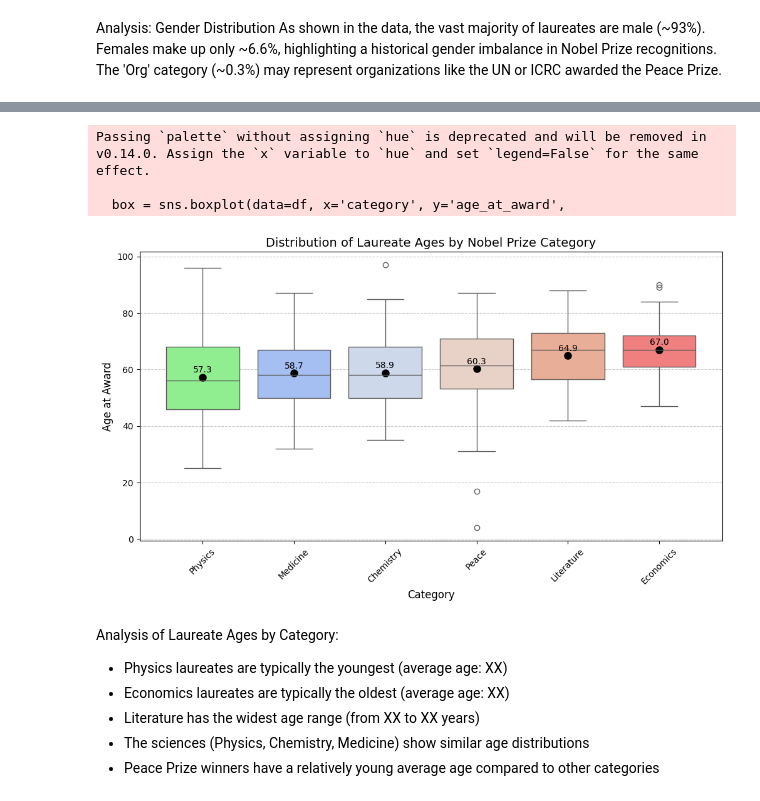
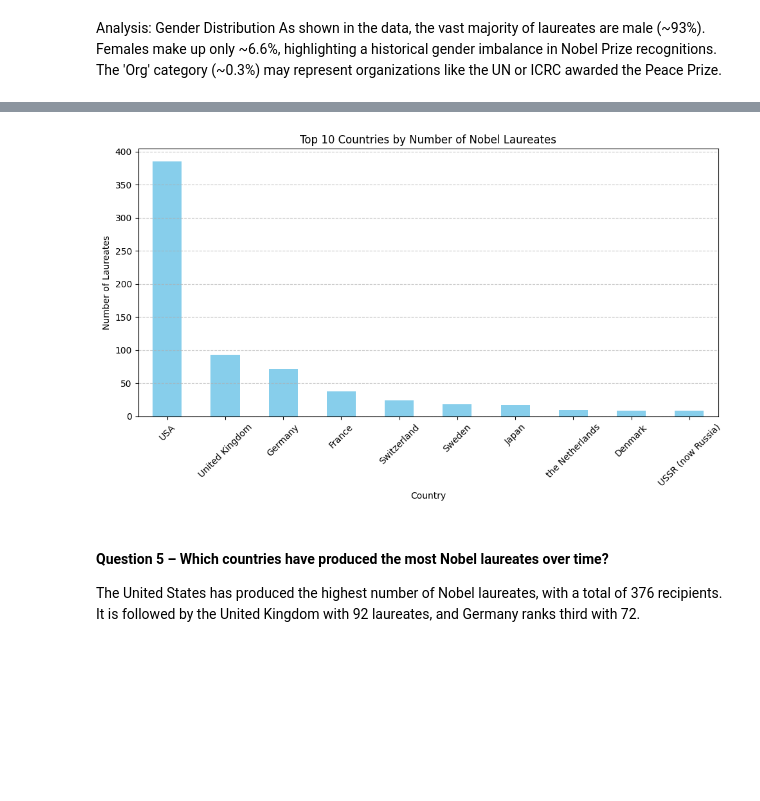
Before and after one commit to ChanKimm/Project2-Data-Analysis-with-Pandas, a Jupyter notebook: notebooks/project_2_cleaned.ipynb, the cells around one changed output, grey strips where cells are left out. Cells and saved outputs as stored; diff of their text form; code cells hidden in the pictures; blank space fills up the shorter version.

Commit message:
Added question 5&6

```diff
--- a/notebooks/project_2_cleaned.ipynb
+++ b/notebooks/project_2_cleaned.ipynb
@@ -350,12 +350,13 @@ As shown in the data, the vast majority of laureates are male (~93%).
 Females make up only ~6.6%, highlighting a historical gender imbalance in Nobel Prize recognitions.
 The 'Org' category (~0.3%) may represent organizations like the UN or ICRC awarded the Peace Prize.
 # %%
-#### # Q7: Laureate Ages by Nobel Prize Category
+# Question 5 - setup
+import matplotlib.pyplot as plt
+import pandas as pd
 
-age_by_category = df.groupby('category')['age_at_award'].agg(['mean', 'median', 'std', 'count']).sort_values('mean')
+# Count the number of laureates by country
+laureates_by_country = df['country'].value_counts().sort_values(ascending=False)
 
-age_range = df.groupby('category')['age_at_award'].agg(['min', 'max'])
-age_by_category = age_by_category.join(age_range)
-
-display(age_by_category)
+# Display the top 10 countries
+print(laureates_by_country.head(10))
 # %% [output]
@@ -370,34 +375,19 @@ display(age_by_category)
-# %%
-# Visualization:
-plt.figure(figsize=(12, 6))
-
-box = sns.boxplot(data=df, x='category', y='age_at_award',
-                 order=age_by_category.index, palette='coolwarm')
-
-means = df.groupby('category')['age_at_award'].mean().sort_values()
-for i, mean in enumerate(means):
-    box.plot(i, mean, 'o', color='black', markersize=8)
-    box.text(i, mean+1, f'{mean:.1f}', ha='center', va='bottom', color='black', fontsize=10)
-
-plt.title('Distribution of Laureate Ages by Nobel Prize Category', fontsize=14)
-plt.xlabel('Category', fontsize=12)
-plt.ylabel('Age at Award', fontsize=12)
-plt.xticks(rotation=45)
-plt.grid(axis='y', linestyle='--', alpha=0.7)
-
-box.patches[0].set_facecolor('lightgreen')  # Youngest
-box.patches[-1].set_facecolor('lightcoral')  # Oldest
-
-plt.show()
-# %% [output]
-Passing `palette` without assigning `hue` is deprecated and will be removed in v0.14.0. Assign the `x` variable to `hue` and set `legend=False` for the same effect.
-
-  box = sns.boxplot(data=df, x='category', y='age_at_award',
-[figure, removed]
-# %% [markdown]
-Analysis of Laureate Ages by Category:
-- Physics laureates are typically the youngest (average age: XX)
-- Economics laureates are typically the oldest (average age: XX)
-- Literature has the widest age range (from XX to XX years)
-- The sciences (Physics, Chemistry, Medicine) show similar age distributions
-- Peace Prize winners have a relatively young average age compared to other categories
+# %%
+# Question 5 - plot
+# Plot the top 10 countries
+plt.figure(figsize=(10, 6))
+laureates_by_country.head(10).plot(kind='bar', color='skyblue')
+
+# Add titles and labels
+plt.title('Top 10 Countries by Number of Nobel Laureates')
+plt.xlabel('Country')
+plt.ylabel('Number of Laureates')
+plt.xticks(rotation=45)
+plt.grid(axis='y', linestyle='--', alpha=0.7)
+plt.tight_layout()
+plt.show()
+# %% [output]
+[figure, added]
+# %% [markdown]
+#### Question 5 – Which countries have produced the most Nobel laureates over time?
+The United States has produced the highest number of Nobel laureates, with a total of 376 recipients. It is followed by the United Kingdom with 92 laureates, and Germany ranks third with 72.
```
Also changed, not shown: parts of 5 cells of this notebook.
